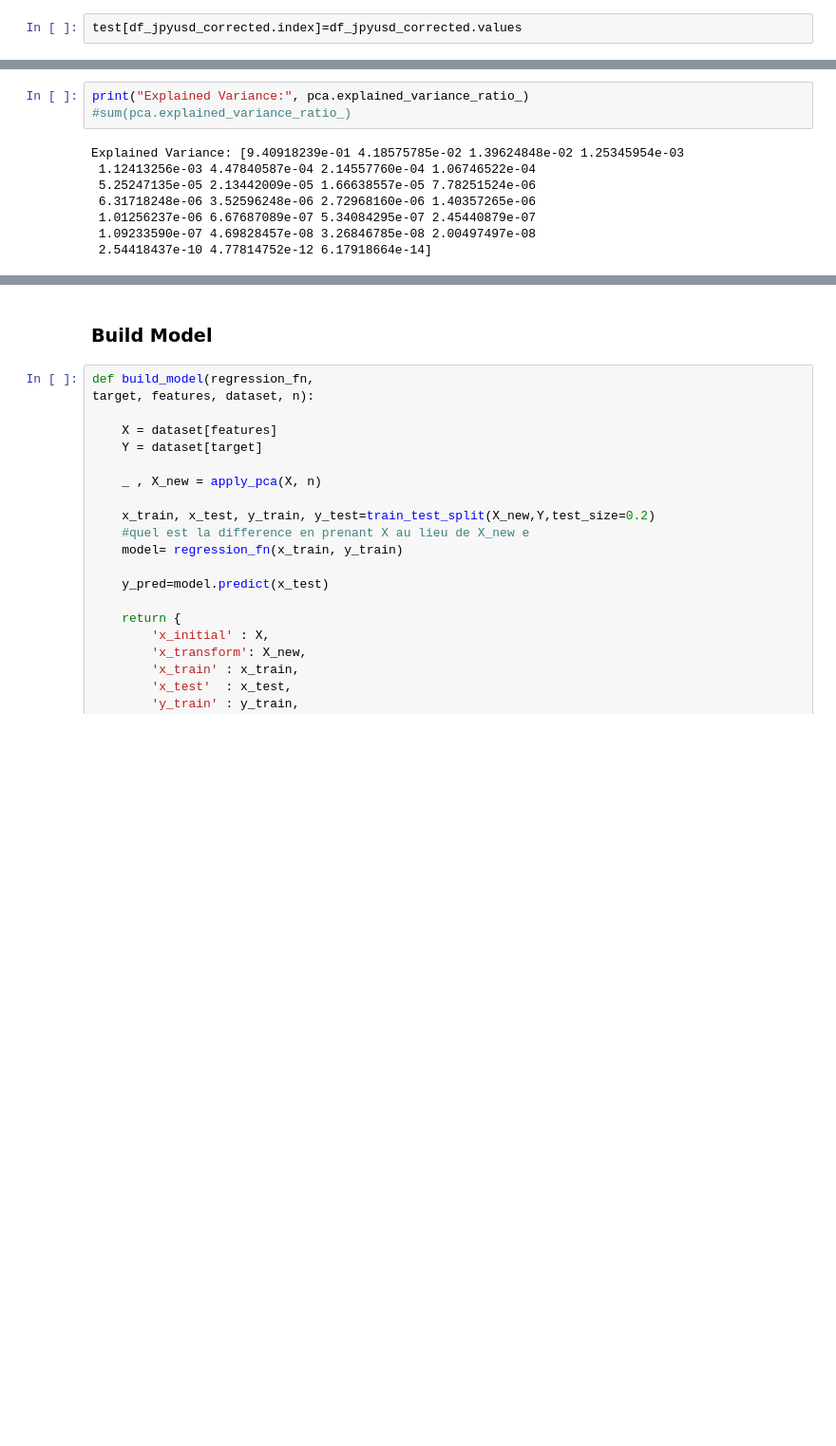
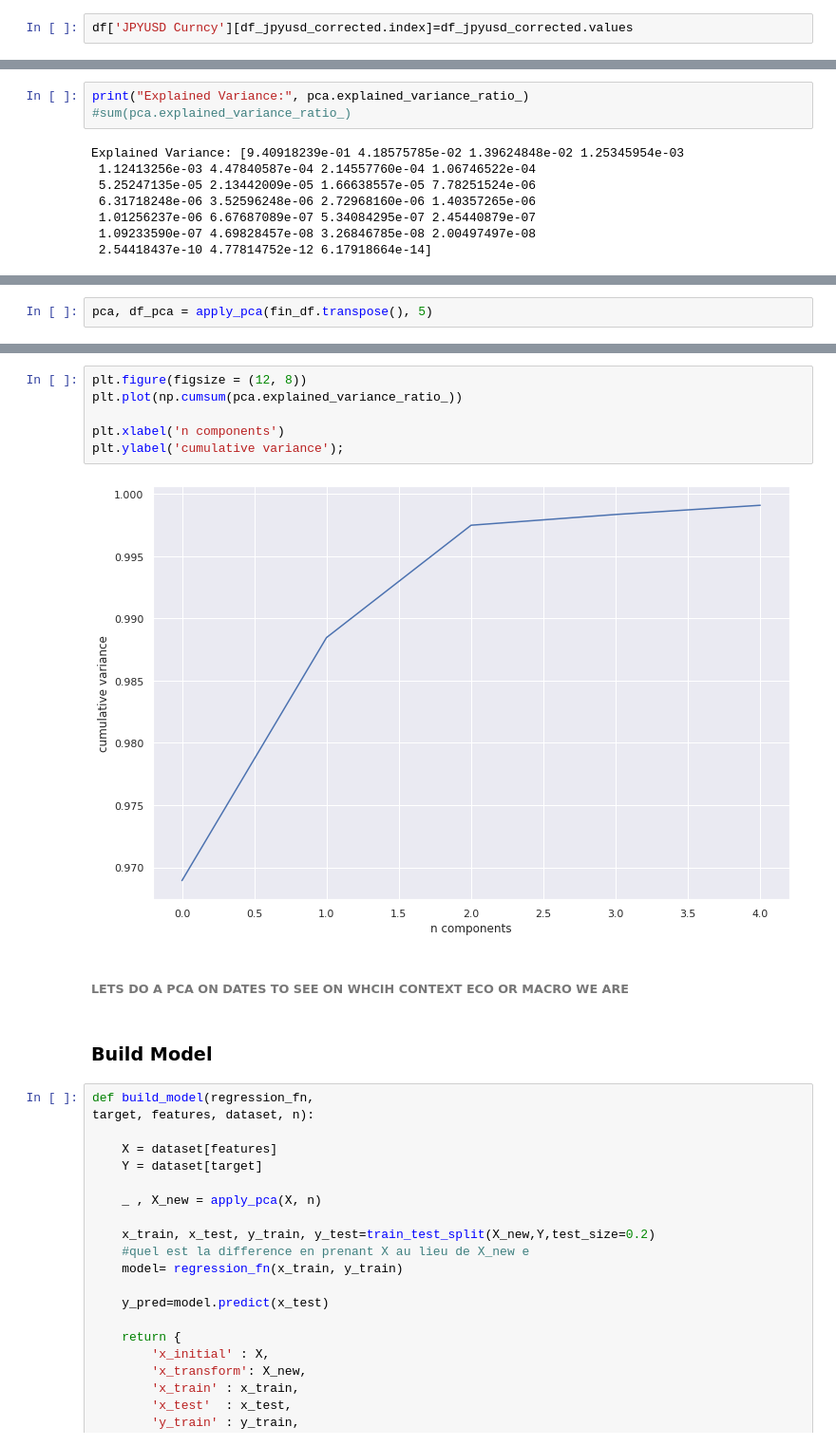
Before and after one commit to imiled/DL_Tools_For_Finance, a Jupyter notebook: FinanceData_ML.ipynb, the cells around one changed output, grey strips where cells are left out. Shown at 95% size. Cells and saved outputs as stored; diff of their text form; blank space fills up the shorter version.

```diff
--- a/FinanceData_ML.ipynb
+++ b/FinanceData_ML.ipynb
@@ -471,7 +473,7 @@ DatetimeIndex(['2008-12-07', '2008-12-14', '2008-12-21', '2008-12-28',
                '2009-06-21', '2009-06-28'],
               dtype='datetime64[ns]', name='DATES', freq=None)
 # %%
-test[df_jpyusd_corrected.index]=df_jpyusd_corrected.values
+df['JPYUSD Curncy'][df_jpyusd_corrected.index]=df_jpyusd_corrected.values
 # %% [output]
 A value is trying to be set on a copy of a slice from a DataFrame
 
@@ -615,0 +630,2 @@ plt.ylabel('cumulative variance');
+# %%
+pca, df_pca = apply_pca(fin_df.transpose(), 5)
@@ -616,3 +652,13 @@ plt.ylabel('cumulative variance');
+# %%
+plt.figure(figsize = (12, 8))
+plt.plot(np.cumsum(pca.explained_variance_ratio_))
+
+plt.xlabel('n components')
+plt.ylabel('cumulative variance');
+# %% [output]
+[figure, added]
+# %% [markdown]
+###### LETS DO A PCA ON DATES TO SEE ON WHCIH CONTEXT ECO OR MACRO WE ARE
 # %% [markdown]
 ### Build Model
 # %%
```
Also changed, not shown: parts of 14 cells of this notebook.
